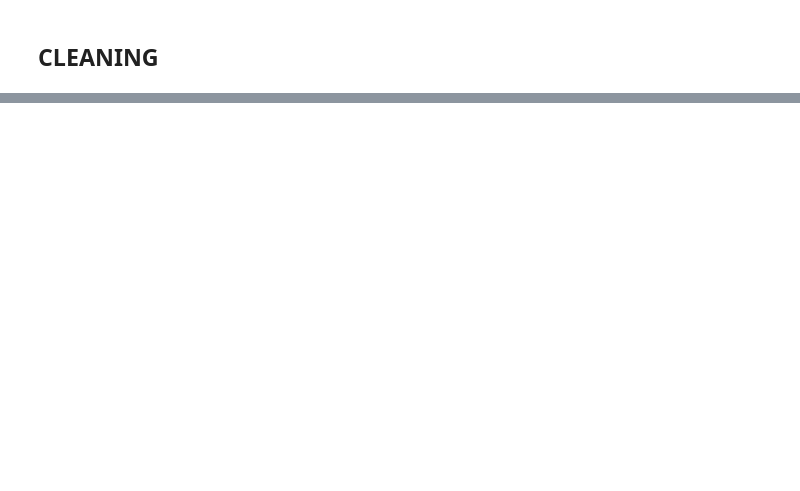
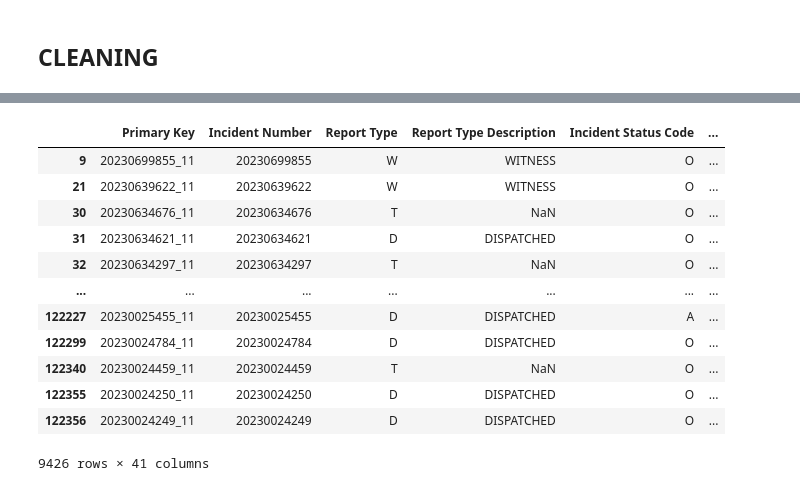
Before and after one commit to antoinette-anderson/Corrolation-between-Nashville-Crime-and-the-Temperature, a Jupyter notebook: notebook/Capstone_Notebook.ipynb, the cells around one changed output, grey strips where cells are left out. Cells and saved outputs as stored; diff of their text form; code cells hidden in the pictures; blank space fills up the shorter version.

Commit message:
working on the analysis of motor vehicle burglary

```diff
--- a/notebook/Capstone_Notebook.ipynb
+++ b/notebook/Capstone_Notebook.ipynb
@@ -224,6 +207,0 @@ nashvillecrime_weather=nashvillecrime_weather[nashvillecrime_weather['Incident S
-# %%
-#What crimes are committed when the Average temp is 70 and above
-crime_above_70 = nashvillecrime_weather.loc[nashvillecrime_weather["Average Temp"] >= 70, "Offense Description"]
-
-pd.pandas.set_option('display.max_columns', None)
-crime_above_70.value_counts()
@@ -278,0 +229,17 @@ Name: count, Length: 275, dtype: int64
+# %%
+crime_vehicle=nashvillecrime_weather.loc[nashvillecrime_weather['Offense Description'].isin(['BURGLARY- MOTOR VEHICLE'])]
+crime_vehicle
+# %% [output]
+|  | Primary Key | Incident Number | Report Type | Report Type Description | Incident Status Code | ... |
+| 9 | 20230699855_11 | 20230699855 | W | WITNESS | O | ... |
+| 21 | 20230639622_11 | 20230639622 | W | WITNESS | O | ... |
+| 30 | 20230634676_11 | 20230634676 | T | NaN | O | ... |
+| 31 | 20230634621_11 | 20230634621 | D | DISPATCHED | O | ... |
+| 32 | 20230634297_11 | 20230634297 | T | NaN | O | ... |
+| ... | ... | ... | ... | ... | ... | ... |
+| 122227 | 20230025455_11 | 20230025455 | D | DISPATCHED | A | ... |
+| 122299 | 20230024784_11 | 20230024784 | D | DISPATCHED | O | ... |
+| 122340 | 20230024459_11 | 20230024459 | T | NaN | O | ... |
+| 122355 | 20230024250_11 | 20230024250 | D | DISPATCHED | O | ... |
+| 122356 | 20230024249_11 | 20230024249 | D | DISPATCHED | O | ... |
+9426 rows × 41 columns
```
Also changed, not shown: parts of 27 cells of this notebook.
